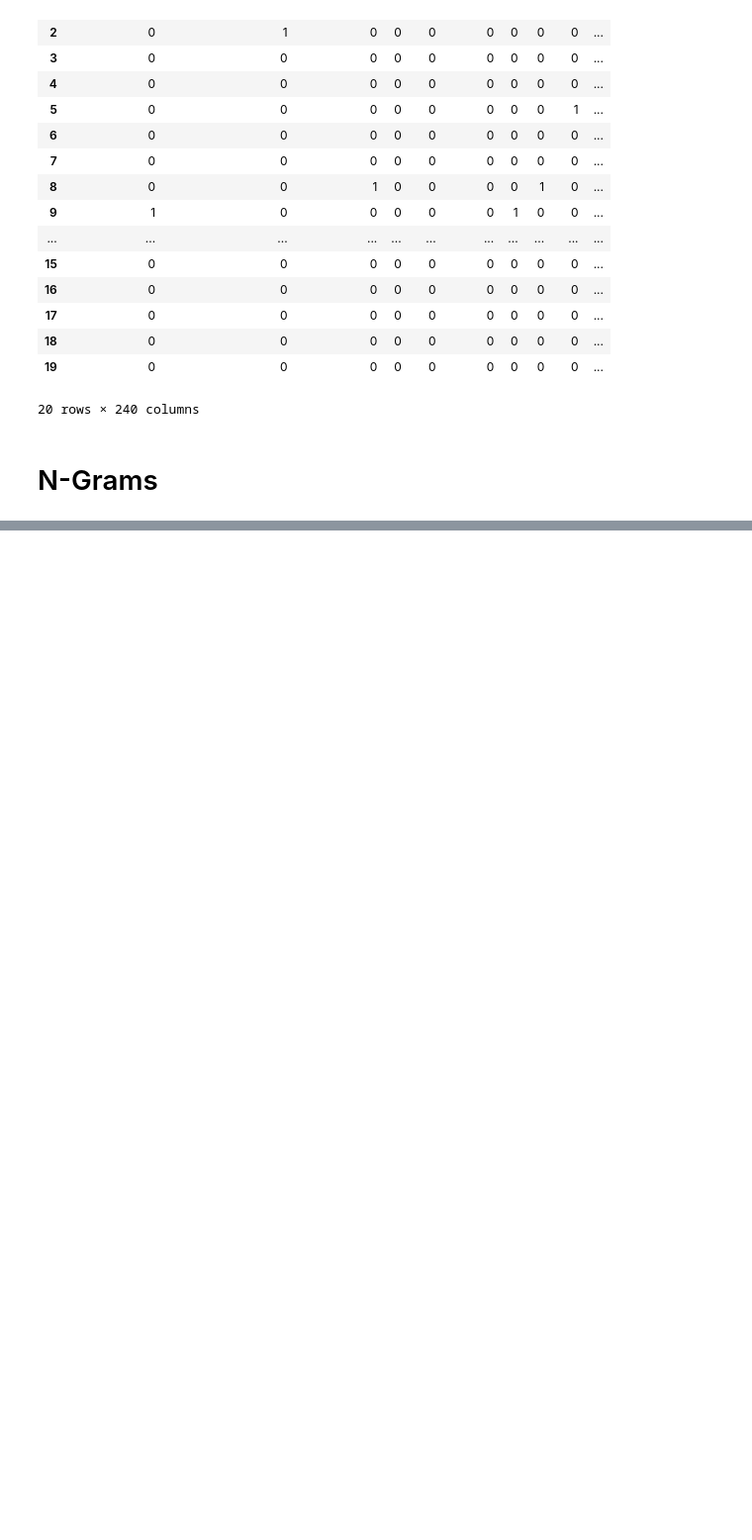
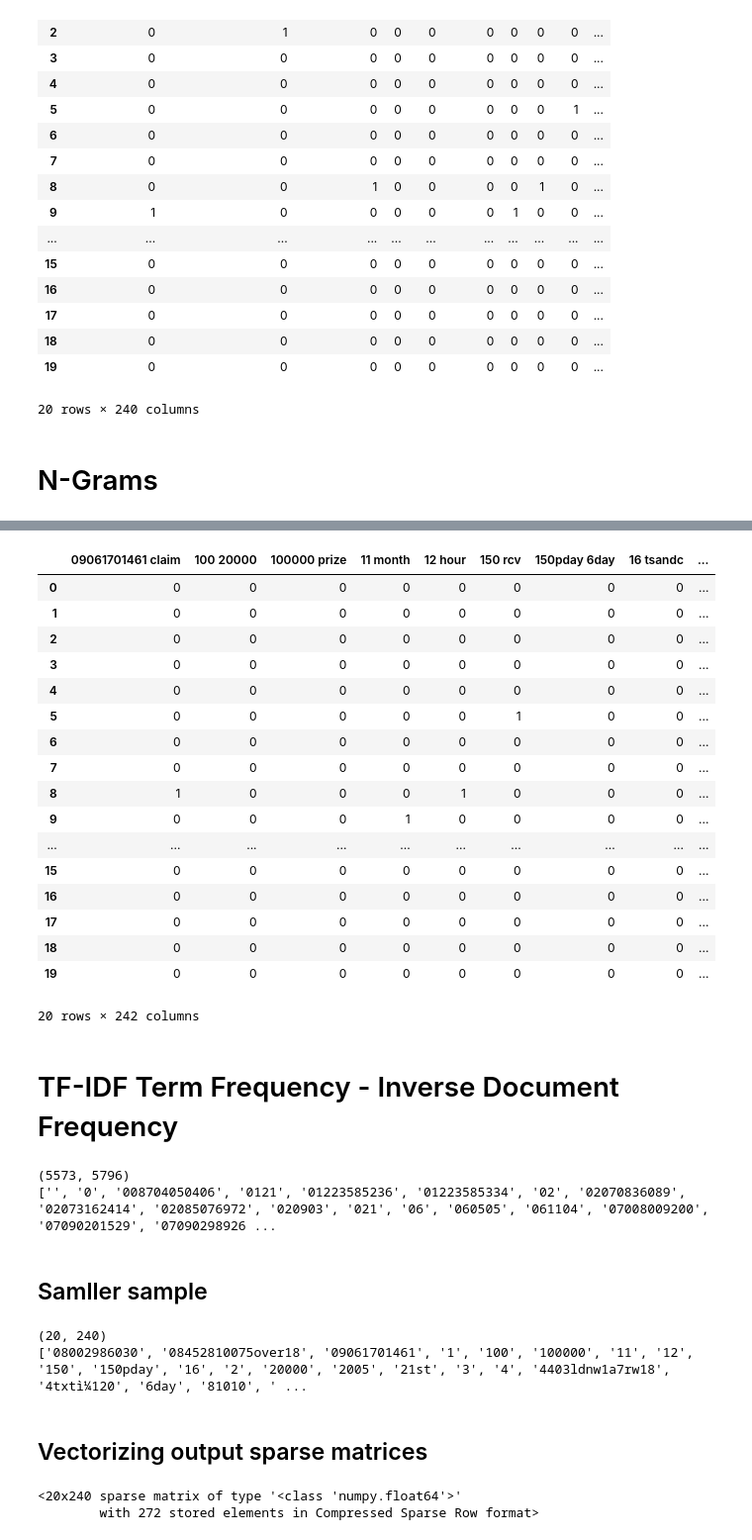
Before and after one commit to gauravnair2000/NLP-with-Python-for-Machine-Learning-Essential-Training, a Jupyter notebook: 3. Vectorizing.ipynb, the cells around one changed output, grey strips where cells are left out. Shown: that part at 99% size. Cells and saved outputs as stored; diff of their text form; code cells hidden in the pictures; blank space fills up the shorter version.

```diff
--- a/3. Vectorizing.ipynb
+++ b/3. Vectorizing.ipynb
@@ -103,0 +126,8 @@ Xcounts_df
+# %%
+data_sample = data[:20]
+
+ngram_vect_sample = CountVectorizer(ngram_range=(2, 2))
+Xcounts_sample = ngram_vect_sample.fit_transform(data_sample['cleaned_text'])
+print(Xcounts_sample.shape)
+print(ngram_vect_sample.get_feature_names())
+Xcounts_sample
@@ -103,0 +139,25 @@ Xcounts_df
+# %%
+Xcount_df = pd.DataFrame(Xcounts_sample.toarray())
+Xcount_df.columns = ngram_vect_sample.get_feature_names()
+Xcount_df
+# %% [output]
+|  | 09061701461 claim | 100 20000 | 100000 prize | 11 month | 12 hour | 150 rcv | 150pday 6day | 16 tsandc | ... |
+| 0 | 0 | 0 | 0 | 0 | 0 | 0 | 0 | 0 | ... |
+| 1 | 0 | 0 | 0 | 0 | 0 | 0 | 0 | 0 | ... |
+| 2 | 0 | 0 | 0 | 0 | 0 | 0 | 0 | 0 | ... |
+| 3 | 0 | 0 | 0 | 0 | 0 | 0 | 0 | 0 | ... |
+| 4 | 0 | 0 | 0 | 0 | 0 | 0 | 0 | 0 | ... |
+| 5 | 0 | 0 | 0 | 0 | 0 | 1 | 0 | 0 | ... |
+| 6 | 0 | 0 | 0 | 0 | 0 | 0 | 0 | 0 | ... |
+| 7 | 0 | 0 | 0 | 0 | 0 | 0 | 0 | 0 | ... |
+| 8 | 1 | 0 | 0 | 0 | 1 | 0 | 0 | 0 | ... |
+| 9 | 0 | 0 | 0 | 1 | 0 | 0 | 0 | 0 | ... |
+| ... | ... | ... | ... | ... | ... | ... | ... | ... | ... |
+| 15 | 0 | 0 | 0 | 0 | 0 | 0 | 0 | 0 | ... |
+| 16 | 0 | 0 | 0 | 0 | 0 | 0 | 0 | 0 | ... |
+| 17 | 0 | 0 | 0 | 0 | 0 | 0 | 0 | 0 | ... |
+| 18 | 0 | 0 | 0 | 0 | 0 | 0 | 0 | 0 | ... |
+| 19 | 0 | 0 | 0 | 0 | 0 | 0 | 0 | 0 | ... |
+20 rows × 242 columns
+# %% [markdown]
+# TF-IDF Term Frequency - Inverse Document Frequency
@@ -103,0 +170,29 @@ Xcounts_df
+# %%
+from sklearn.feature_extraction.text import TfidfVectorizer
+
+tfidf_vect = TfidfVectorizer(analyzer=clean_text)
+X_tfidf = tfidf_vect.fit_transform(data['body_text'])
+print(X_tfidf.shape)
+print(tfidf_vect.get_feature_names())
+# %% [output]
+(5573, 5796)
+['', '0', '008704050406', '0121', '01223585236', '01223585334', '02', '02070836089', '02073162414', '02085076972', '020903', '021', '06', '060505', '061104', '07008009200', '07090201529', '07090298926 ...
+# %% [markdown]
+## Samller sample
+# %%
+data_sample = data[:20]
+
+tfidf_vect_sample = TfidfVectorizer(analyzer=clean_text)
+X_tfidf_sample = tfidf_vect_sample.fit_transform(data_sample['body_text'])
+print(X_tfidf_sample.shape)
+print(tfidf_vect_sample.get_feature_names())
+# %% [output]
+(20, 240)
+['08002986030', '08452810075over18', '09061701461', '1', '100', '100000', '11', '12', '150', '150pday', '16', '2', '20000', '2005', '21st', '3', '4', '4403ldnw1a7rw18', '4txtì¼120', '6day', '81010', ' ...
+# %% [markdown]
+## Vectorizing output sparse matrices
+# %%
+X_tfidf_sample
+# %% [output]
+<20x240 sparse matrix of type '<class 'numpy.float64'>'
+        with 272 stored elements in Compressed Sparse Row format>
```
Also changed, not shown: parts of 7 cells of this notebook.
